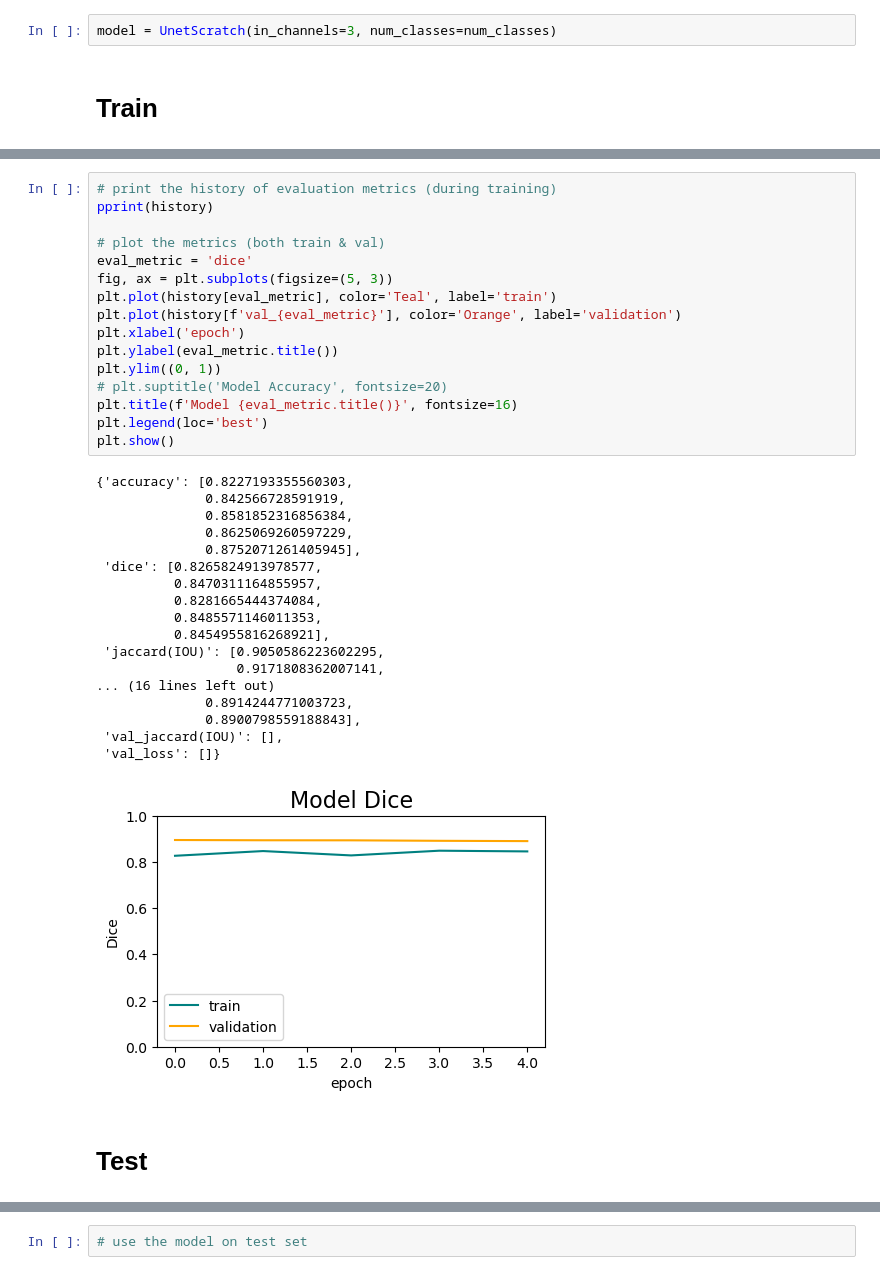
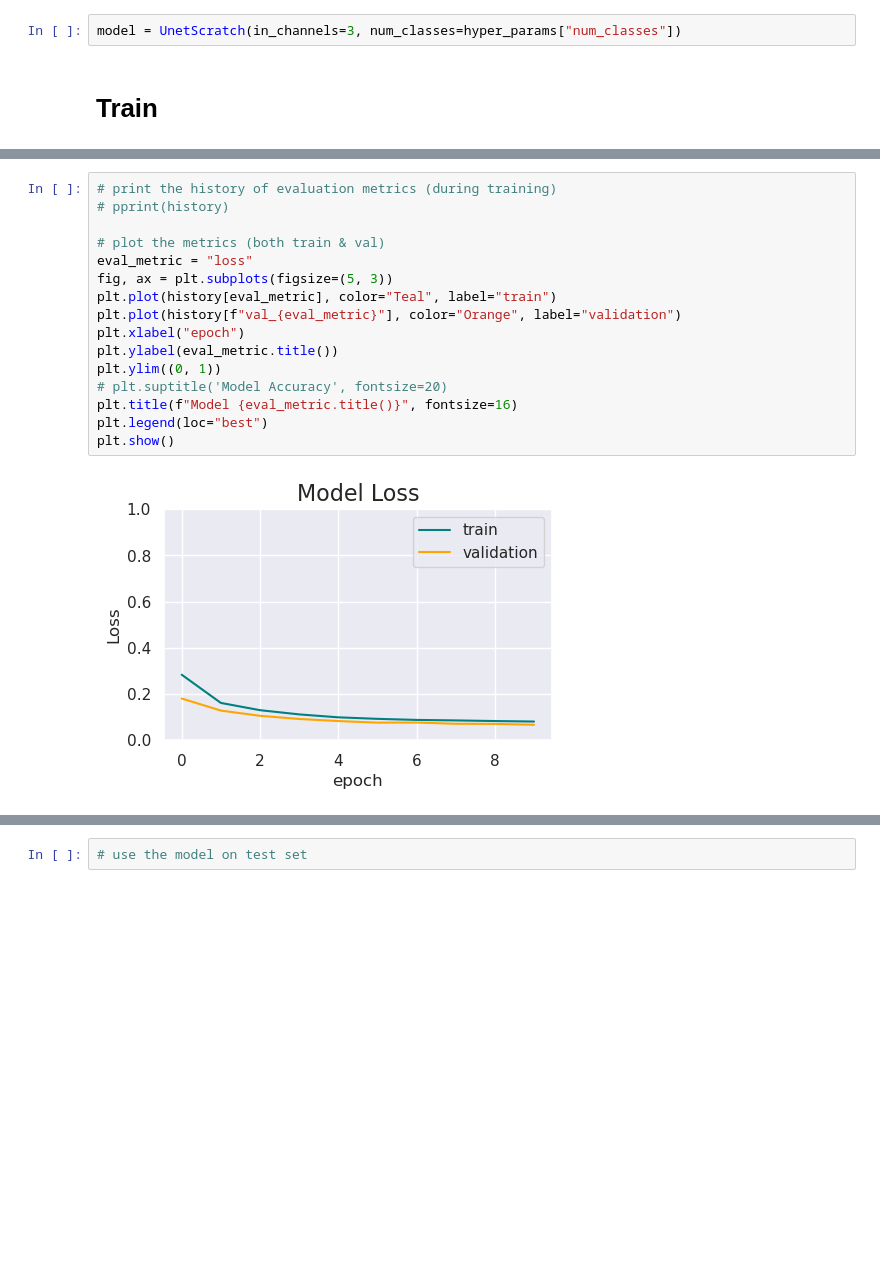
Before and after one commit to tekboart/crack-binary-semantic-segmentaion, a Jupyter notebook: 0 Interview/HKUST/train.ipynb, the cells around one changed output, grey strips where cells are left out. Drawn from its saved outputs; the diff is of its cells as text; blank space fills up the shorter version.

```diff
--- a/0 Interview/HKUST/train.ipynb
+++ b/0 Interview/HKUST/train.ipynb
@@ -212,7 +337,7 @@ torch.Size([1, 1, 224, 224])
 # %% [markdown]
 ## Load a Segmentation Model (i.e., UNET), written from scratch
 # %%
-model = UnetScratch(in_channels=3, num_classes=num_classes)
+model = UnetScratch(in_channels=3, num_classes=hyper_params["num_classes"])
 # %% [markdown]
 # Train
 # %%
@@ -310,38 +498,19 @@ print(torch.cuda.memory_summary())
 |===========================================================================|
 # %%
 # print the history of evaluation metrics (during training)
-pprint(history)
+# pprint(history)
 
 # plot the metrics (both train & val)
-eval_metric = 'dice'
+eval_metric = "loss"
 fig, ax = plt.subplots(figsize=(5, 3))
-plt.plot(history[eval_metric], color='Teal', label='train')
-plt.plot(history[f'val_{eval_metric}'], color='Orange', label='validation')
-plt.xlabel('epoch')
+plt.plot(history[eval_metric], color="Teal", label="train")
+plt.plot(history[f"val_{eval_metric}"], color="Orange", label="validation")
+plt.xlabel("epoch")
 plt.ylabel(eval_metric.title())
 plt.ylim((0, 1))
 # plt.suptitle('Model Accuracy', fontsize=20)
-plt.title(f'Model {eval_metric.title()}', fontsize=16)
-plt.legend(loc='best')
+plt.title(f"Model {eval_metric.title()}", fontsize=16)
+plt.legend(loc="best")
 plt.show()
 # %% [output]
-{'accuracy': [0.8227193355560303,
-              0.842566728591919,
-              0.8581852316856384,
-              0.8625069260597229,
-              0.8752071261405945],
- 'dice': [0.8265824913978577,
-          0.8470311164855957,
-          0.8281665444374084,
-          0.8485571146011353,
-          0.8454955816268921],
- 'jaccard(IOU)': [0.9050586223602295,
-                  0.9171808362007141,
-... (16 lines left out)
-              0.8914244771003723,
-              0.8900798559188843],
- 'val_jaccard(IOU)': [],
- 'val_loss': []}
-[figure, old version]
+[figure, new version]
-# %% [markdown]
-# Test
```
Also changed, not shown: parts of 19 cells of this notebook.
